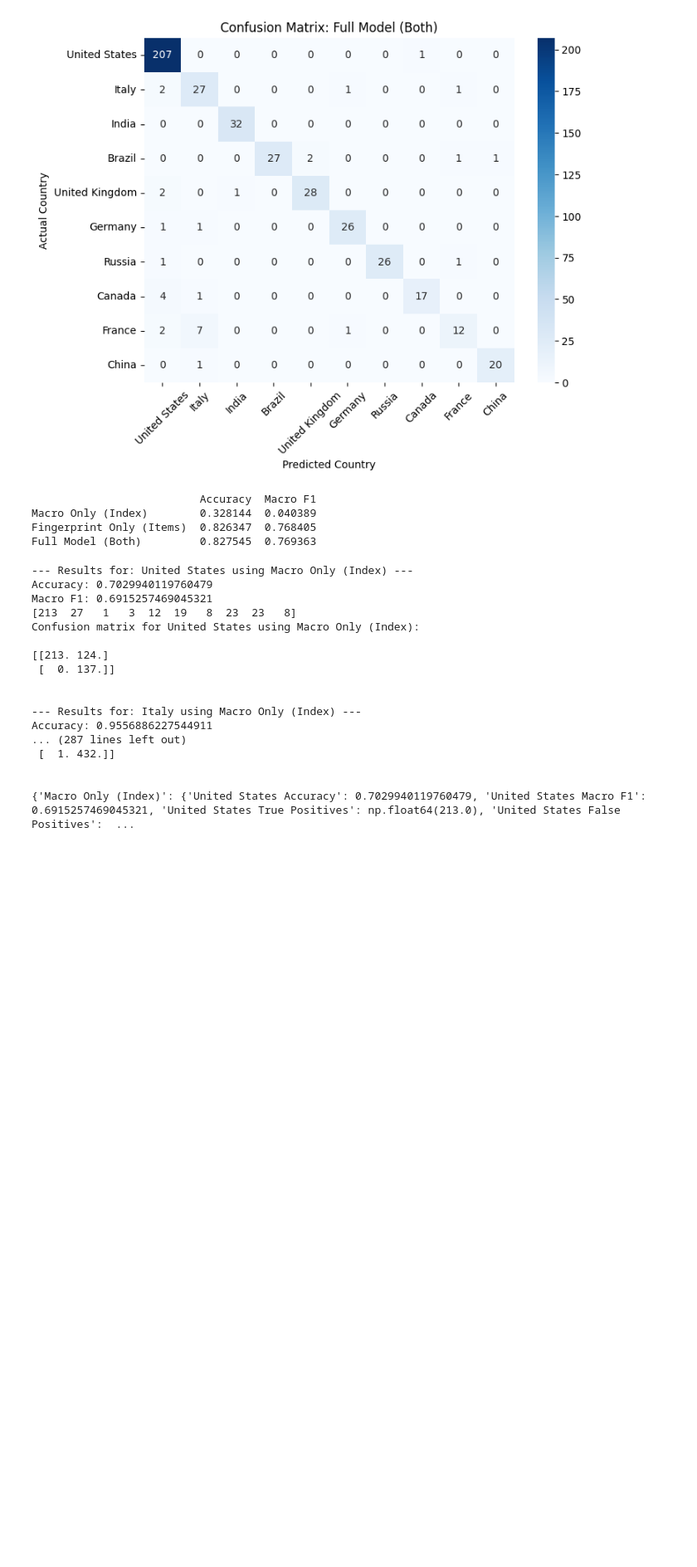
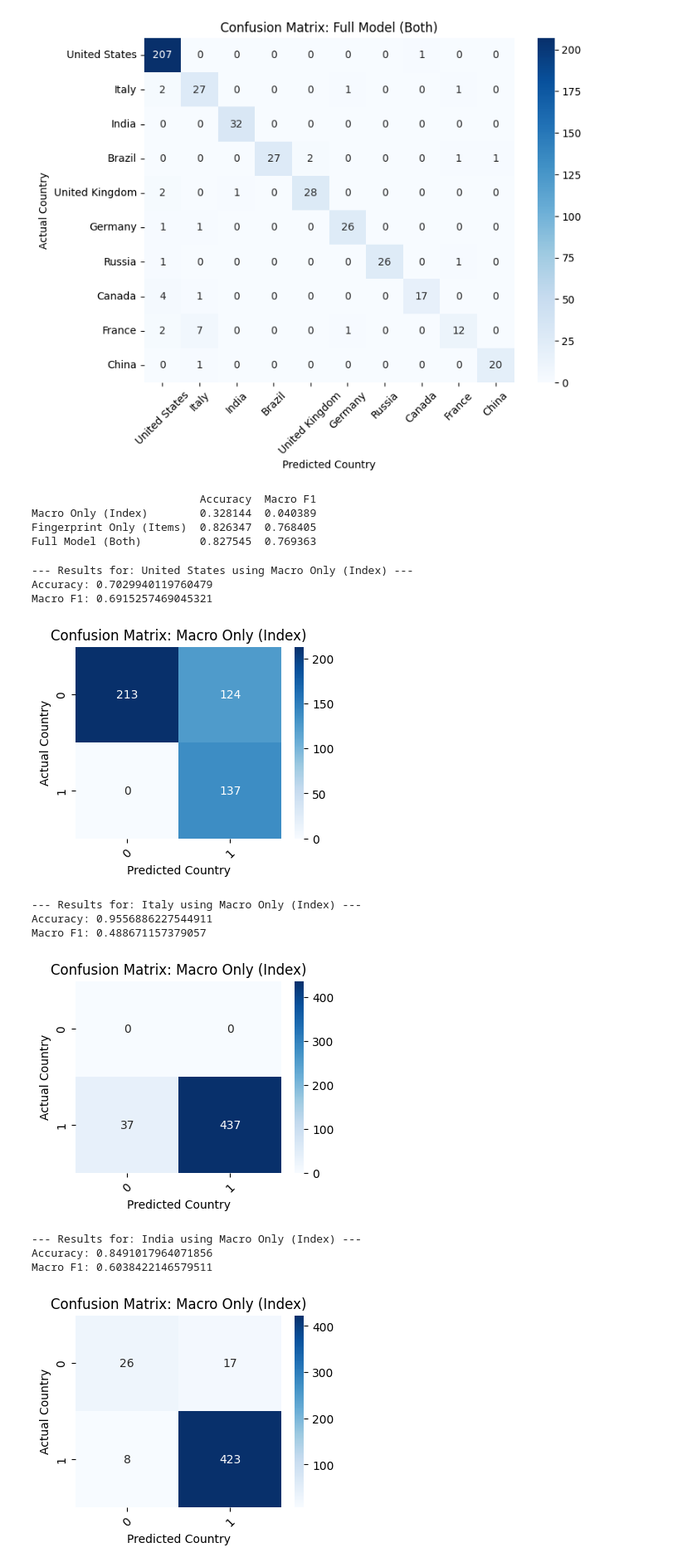
Before and after one commit to Mankirth/ITEC-4305-Project, a Jupyter notebook: PerCountryReport.ipynb, the cells around one changed output. Shown at 83% size. Cells and saved outputs as stored; diff of their text form; code cells hidden in the pictures; blank space fills up the shorter version.

```diff
--- a/PerCountryReport.ipynb
+++ b/PerCountryReport.ipynb
@@ -266,7 +266,7 @@ top_countries = y.value_counts().head(10).index
 per_country_results = {}
 feature_sets = {
     "Macro Only (Index)": X_macro,
-    "Fingerprint Only (Items)": X_fingerprint,
+    #"Fingerprint Only (Items)": X_fingerprint,
     "Full Model (Both)": X_full
 }
 
@@ -291,53 +291,55 @@ for name, X_subset in feature_sets.items():
     y_pred = abl_model.predict(X_test_scaled)
     mask = y_test_sub.isin(top_countries)
     cm = confusion_matrix(
         y_test_sub[mask],
         y_pred[mask],
         labels=top_countries
     )
     per_country_results[name] = {}
     i = 0
     for country in top_countries:
         test = [x == country for x in y_test_sub]
         pred = [x == country for x in y_pred]
-        print(f"--- Results for: {country} using {name} ---")
-        print("Accuracy:", accuracy_score(test, pred))
-        print("Macro F1:", f1_score(test, pred, average='macro'))
-        print(cm[:,i])
-        country_cm = np.zeros((2, 2))
+        country_cm = np.zeros((2, 2)).astype(int)
         country_cm[0][0] = cm[i][i]
         country_cm[0][1] = np.sum(cm[:, i]) - country_cm[0][0]
         country_cm[1][0] = np.sum(cm[i, :]) - country_cm[0][0]
         country_cm[1][1] = ((np.sum(cm) - country_cm[0][0]) - country_cm[0][1]) - country_cm[1][0]
         i += 1
 
         per_country_results[name].update({
             f"{country} Accuracy": accuracy_score(test, pred),
             f"{country} Macro F1": f1_score(test, pred, average='macro'),
             f"{country} True Positives": country_cm[0][0],
             f"{country} False Positives": country_cm[0][1],
             f"{country} False Negatives": country_cm[1][0],
             f"{country} True Negatives": country_cm[1][1]
         })
-        print(f"Confusion matrix for {country} using {name}:\n")
-        print(country_cm)
-        print("\n")
-    print(per_country_results)
+        print(f"--- Results for: {country} using {name} ---")
+        print("Accuracy:", accuracy_score(test, pred))
+        print("Macro F1:", f1_score(test, pred, average='macro'))
+        plt.figure(figsize=(4, 3))
+        sns.heatmap(
+            country_cm,
+            annot=True,
+            fmt='d',
+            cmap='Blues'
+        )
+        plt.title(f"Confusion Matrix: {name}")
+        plt.ylabel('Actual Country')
+        plt.xlabel('Predicted Country')
+        plt.xticks(rotation=45)
+        plt.show()
 # %% [output]
 --- Results for: United States using Macro Only (Index) ---
 Accuracy: 0.7029940119760479
 Macro F1: 0.6915257469045321
-[213  27   1   3  12  19   8  23  23   8]
-Confusion matrix for United States using Macro Only (Index):
-
-[[213. 124.]
- [  0. 137.]]
-
-
---- Results for: Italy using Macro Only (Index) ---
-Accuracy: 0.9556886227544911
-... (287 lines left out)
- [  1. 432.]]
-
-
-{'Macro Only (Index)': {'United States Accuracy': 0.7029940119760479, 'United States Macro F1': 0.6915257469045321, 'United States True Positives': np.float64(213.0), 'United States False Positives':  ...
+[figure, added]
+--- Results for: Italy using Macro Only (Index) ---
+Accuracy: 0.9556886227544911
+Macro F1: 0.488671157379057
+[figure, added]
+--- Results for: India using Macro Only (Index) ---
+Accuracy: 0.8491017964071856
+Macro F1: 0.6038422146579511
+[figure, added]
```
Also changed, not shown: parts of 3 cells of this notebook, 1 other file.
